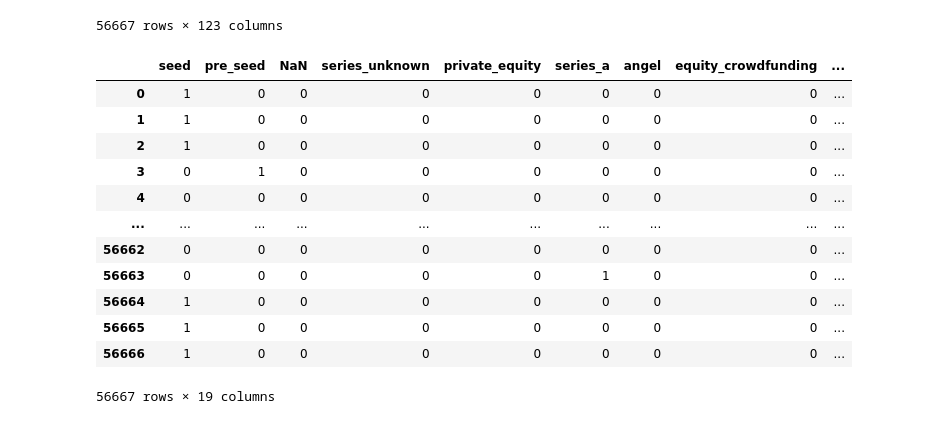
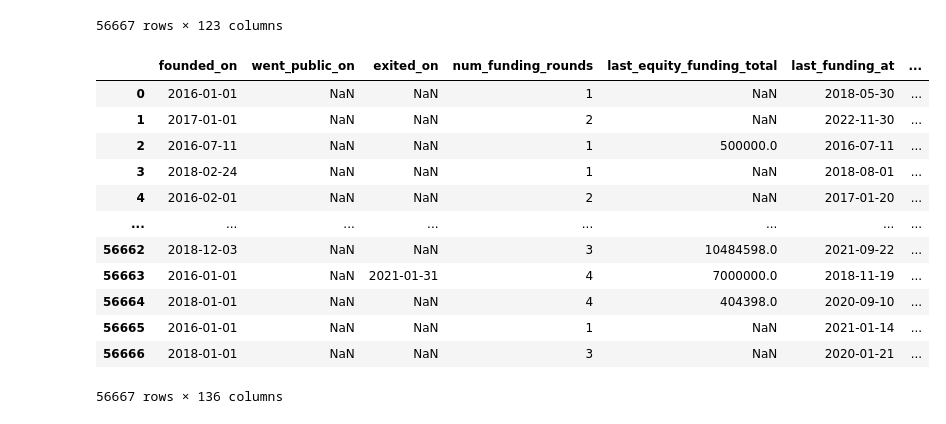
Before and after one commit to annabeldg/startup_project, a Jupyter notebook: test_data.ipynb, the cells around one changed output. Drawn from its saved outputs; the diff is of its cells as text; code cells hidden in the pictures.

```diff
--- a/test_data.ipynb
+++ b/test_data.ipynb
@@ -145,21 +150,23 @@ joined
 # %%
 from preprocessing.encode import one_hot_encode_last_equity_funding_type
 from preprocessing.encode import drop_columns
 
 left = one_hot_encode_last_equity_funding_type(joined, 'last_equity_funding_type')
-#left = drop_columns(left)
-left
+left = drop_columns(left)
+joined_2 = joined.join(left)
+joined_2.drop(columns='last_equity_funding_type', inplace=True)
+joined_2
 # %% [output]
-|  | seed | pre_seed | NaN | series_unknown | private_equity | series_a | angel | equity_crowdfunding | ... |
-| 0 | 1 | 0 | 0 | 0 | 0 | 0 | 0 | 0 | ... |
-| 1 | 1 | 0 | 0 | 0 | 0 | 0 | 0 | 0 | ... |
-| 2 | 1 | 0 | 0 | 0 | 0 | 0 | 0 | 0 | ... |
-| 3 | 0 | 1 | 0 | 0 | 0 | 0 | 0 | 0 | ... |
-| 4 | 0 | 0 | 0 | 0 | 0 | 0 | 0 | 0 | ... |
-| ... | ... | ... | ... | ... | ... | ... | ... | ... | ... |
-| 56662 | 0 | 0 | 0 | 0 | 0 | 0 | 0 | 0 | ... |
-| 56663 | 0 | 0 | 0 | 0 | 0 | 1 | 0 | 0 | ... |
-| 56664 | 1 | 0 | 0 | 0 | 0 | 0 | 0 | 0 | ... |
-| 56665 | 1 | 0 | 0 | 0 | 0 | 0 | 0 | 0 | ... |
-| 56666 | 1 | 0 | 0 | 0 | 0 | 0 | 0 | 0 | ... |
+|  | founded_on | went_public_on | exited_on | num_funding_rounds | last_equity_funding_total | last_funding_at | ... |
+| 0 | 2016-01-01 | NaN | NaN | 1 | NaN | 2018-05-30 | ... |
+| 1 | 2017-01-01 | NaN | NaN | 2 | NaN | 2022-11-30 | ... |
+| 2 | 2016-07-11 | NaN | NaN | 1 | 500000.0 | 2016-07-11 | ... |
+| 3 | 2018-02-24 | NaN | NaN | 1 | NaN | 2018-08-01 | ... |
+| 4 | 2016-02-01 | NaN | NaN | 2 | NaN | 2017-01-20 | ... |
+| ... | ... | ... | ... | ... | ... | ... | ... |
+| 56662 | 2018-12-03 | NaN | NaN | 3 | 10484598.0 | 2021-09-22 | ... |
+| 56663 | 2016-01-01 | NaN | 2021-01-31 | 4 | 7000000.0 | 2018-11-19 | ... |
+| 56664 | 2018-01-01 | NaN | NaN | 4 | 404398.0 | 2020-09-10 | ... |
+| 56665 | 2016-01-01 | NaN | NaN | 1 | NaN | 2021-01-14 | ... |
+| 56666 | 2018-01-01 | NaN | NaN | 3 | NaN | 2020-01-21 | ... |
-56667 rows × 19 columns
+56667 rows × 136 columns
```
Also changed, not shown: parts of 31 cells of this notebook, 4 other files.
